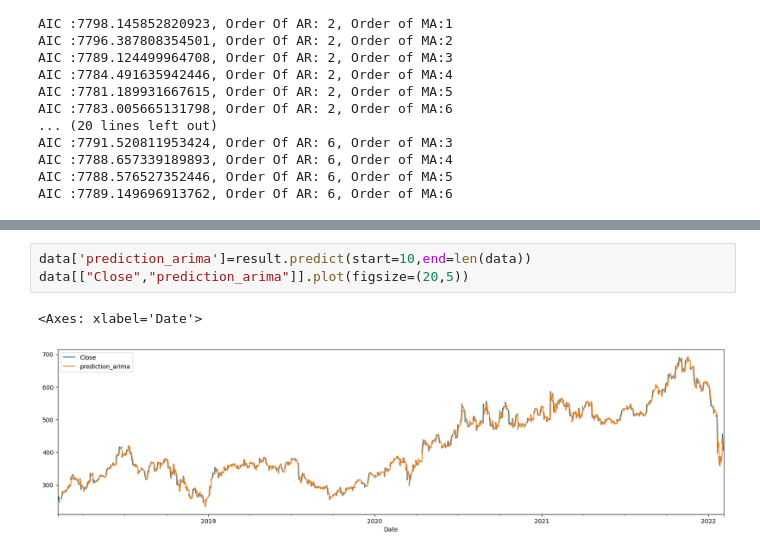
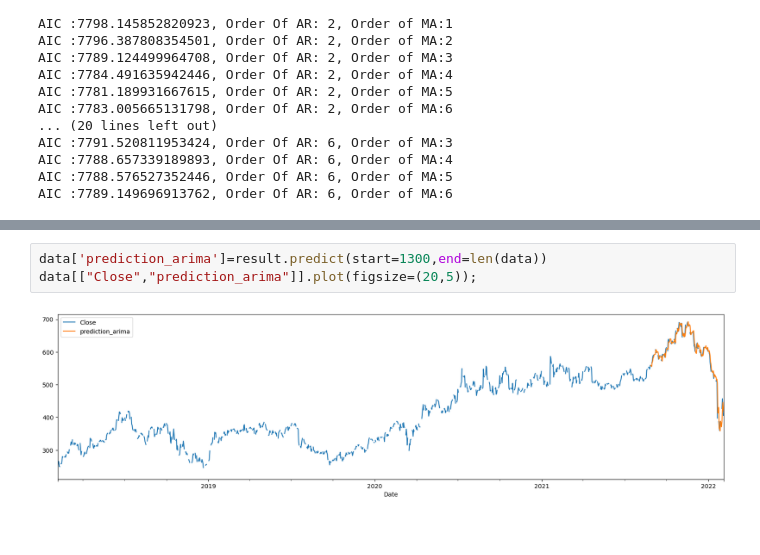
Before and after one commit to Khim3/Scalable_and_Distributed_Computing_Project, a Jupyter notebook: Arima.ipynb, the cells around one changed output, grey strips where cells are left out. Drawn from its saved outputs; the diff is of its cells as text.

```diff
--- a/Arima.ipynb
+++ b/Arima.ipynb
@@ -100,8 +100,7 @@ SARIMAX Results
 Warnings:
 [1] Covariance matrix calculated using the outer product of gradients (complex-step).
 # %%
-data['prediction_arima']=result.predict(start=10,end=len(data))
-data[["Close","prediction_arima"]].plot(figsize=(20,5))
+data['prediction_arima']=result.predict(start=1300,end=len(data))
+data[["Close","prediction_arima"]].plot(figsize=(20,5));
 # %% [output]
-<Axes: xlabel='Date'>
-[figure, old version]
+[figure, new version]
```
Also changed, not shown: parts of 1 cell of this notebook, 1 other file.
